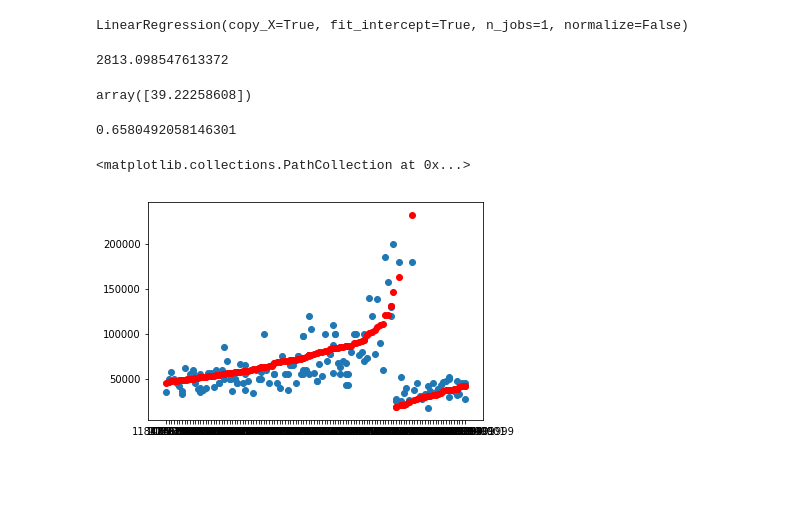
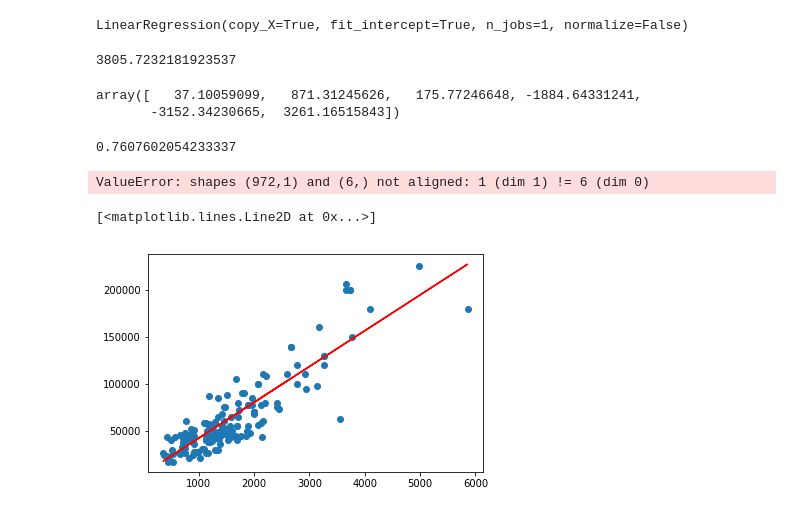
Before and after one commit to BibhuS/data-science-tutorial, a Jupyter notebook: Class 9 - Linear Regression.ipynb, the cells around one changed output. Drawn from its saved outputs; the diff is of its cells as text; code cells hidden in the pictures; blank space fills up the shorter version.

```diff
--- a/Class 9 - Linear Regression.ipynb
+++ b/Class 9 - Linear Regression.ipynb
@@ -66,8 +70,9 @@ model = LinearRegression()
 # %%
 # split the data into train and test
 from sklearn.model_selection import train_test_split
-#feature_set = df[['Sqft', 'Floor', 'TotalFloor', 'Bedroom', 'Living.Room', 'Bathroom']]
-feature_set = df[['Sqft']]
+feature_set = df[['Sqft', 'Floor', 'TotalFloor', 'Bedroom', 'Living.Room', 'Bathroom']]
+#feature_set = df1['Sqft']
+feature_set.columns
 trainX,testX,trainy,testy = train_test_split(feature_set,df.Price)
 # %%
 # build the model using the training datasets
@@ -78,25 +83,28 @@ LinearRegression(copy_X=True, fit_intercept=True, n_jobs=1, normalize=False)
 # print the intercept value of the best fit line => theta0
 model.intercept_
 # %% [output]
-2813.098547613372
+3805.7232181923537
 # %%
 # print the coefficient value of the best fit line => theta1
 model.coef_
 # %% [output]
-array([39.22258608])
+array([   37.10059099,   871.31245626,   175.77246648, -1884.64331241,
+       -3152.34230665,  3261.16515843])
 # %%
 # print the r^2 value of the model
 model.score(testX,testy)
 # %% [output]
-0.6580492058146301
+0.7607602054233337
 # %%
 # print the list of predicted y values by feeding in the test data
-pred_y = model.predict(testX.values.reshape(-1,1))
+pred_y=model.predict(testX.values.reshape(-1,1))
+# %% [output]
+ValueError: shapes (972,1) and (6,) not aligned: 1 (dim 1) != 6 (dim 0)
 # %%
 import matplotlib.pyplot as plt
 %matplotlib inline
 plt.scatter(testX,testy)
-plt.scatter(testX,pred_y,color='r')
+plt.plot(testX,pred_y,color='r')
 # %% [output]
-<matplotlib.collections.PathCollection at 0x...>
+[<matplotlib.lines.Line2D at 0x...>]
-[figure, old version]
+[figure, new version]
```
Also changed, not shown: parts of 9 cells of this notebook, 14 other files.
